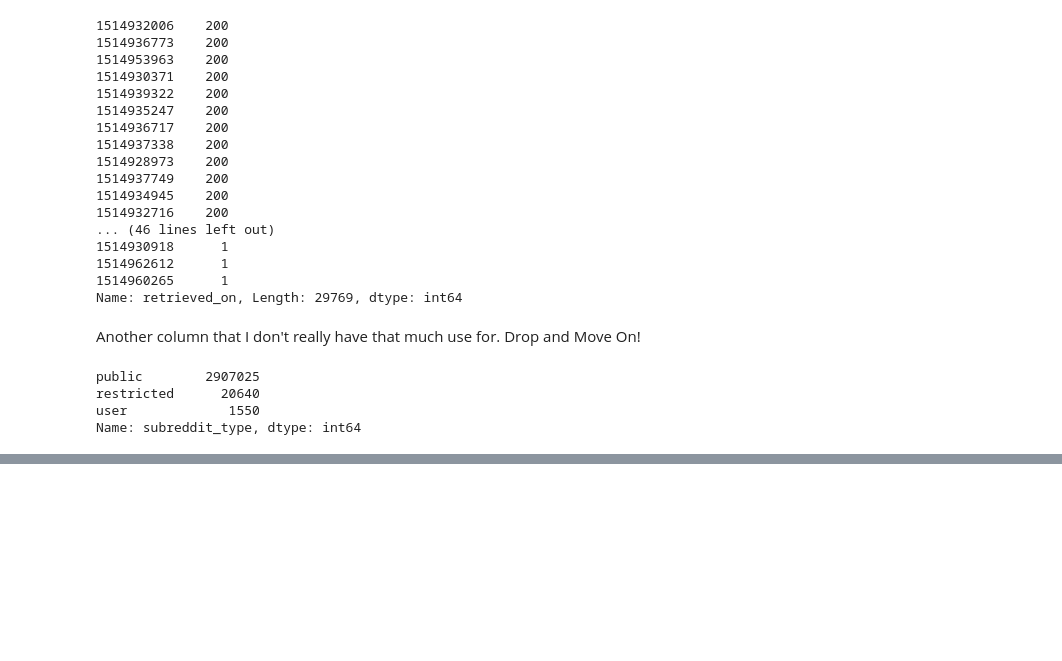
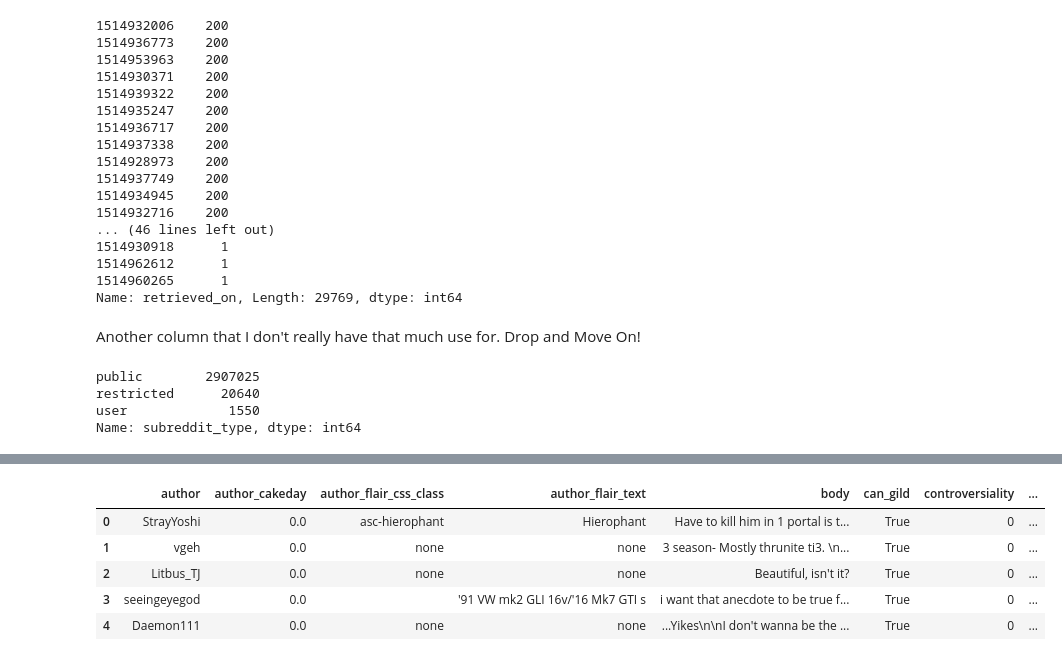
Before and after one commit to Data-Science-for-Linguists-2019/Reddit-Comment-Analysis, a Jupyter notebook: current_phase/phase2_exploration.ipynb, the cells around one changed output, grey strips where cells are left out. Drawn from its saved outputs; the diff is of its cells as text; code cells hidden in the pictures; blank space fills up the shorter version.

Commit message:
Data Cleanup finished and the data is saved, onto stats and analysis!

```diff
--- a/current_phase/phase2_exploration.ipynb
+++ b/current_phase/phase2_exploration.ipynb
@@ -18,7 +20,7 @@ from pandas.io.json import json_normalize
 <h2>Data Acquisition [<a href="#tablecontent">TOC</a>]</h2>
 <p>First order of buisiness. I had to stick with the really slow procedure since I changed the corpus size close to the deadline. However, this smaller corpus means I can load all of it into memory at once (We're down to only about 3GB uncompressed). First, we acquire the data...</p>
 # %%
-file = open("data/RC_2017-12-21")
+file = open("../data/RC_2017-12-21")
 # %%
 redditframe = pd.read_json(file, lines=True)
 # %%
@@ -235,0 +253,2 @@ Name: subreddit_type, dtype: int64
+# %%
+redditframe.author_cakeday.fillna(0.0, inplace=True)
@@ -235,0 +281,3 @@ Name: subreddit_type, dtype: int64
+# %%
+redditframe = redditframe[redditframe.author != "[deleted]"]
+redditframe.reset_index(drop=True, inplace=True)
@@ -235,0 +291,9 @@ Name: subreddit_type, dtype: int64
+# %%
+redditframe.head()
+# %% [output]
+|  | author | author_cakeday | author_flair_css_class | author_flair_text | body | can_gild | controversiality | ... |
+| 0 | StrayYoshi | 0.0 | asc-hierophant | Hierophant | Have to kill him in 1 portal is t... | True | 0 | ... |
+| 1 | vgeh | 0.0 | none | none | 3 season- Mostly thrunite ti3. \n... | True | 0 | ... |
+| 2 | Litbus_TJ | 0.0 | none | none | Beautiful, isn't it? | True | 0 | ... |
+| 3 | seeingeyegod | 0.0 |  | '91 VW mk2 GLI 16v/'16 Mk7 GTI s | i want that anecdote to be true f... | True | 0 | ... |
+| 4 | Daemon111 | 0.0 | none | none | ...Yikes\n\nI don't wanna be the ... | True | 0 | ... |
```
Also changed, not shown: parts of 20 cells of this notebook.
